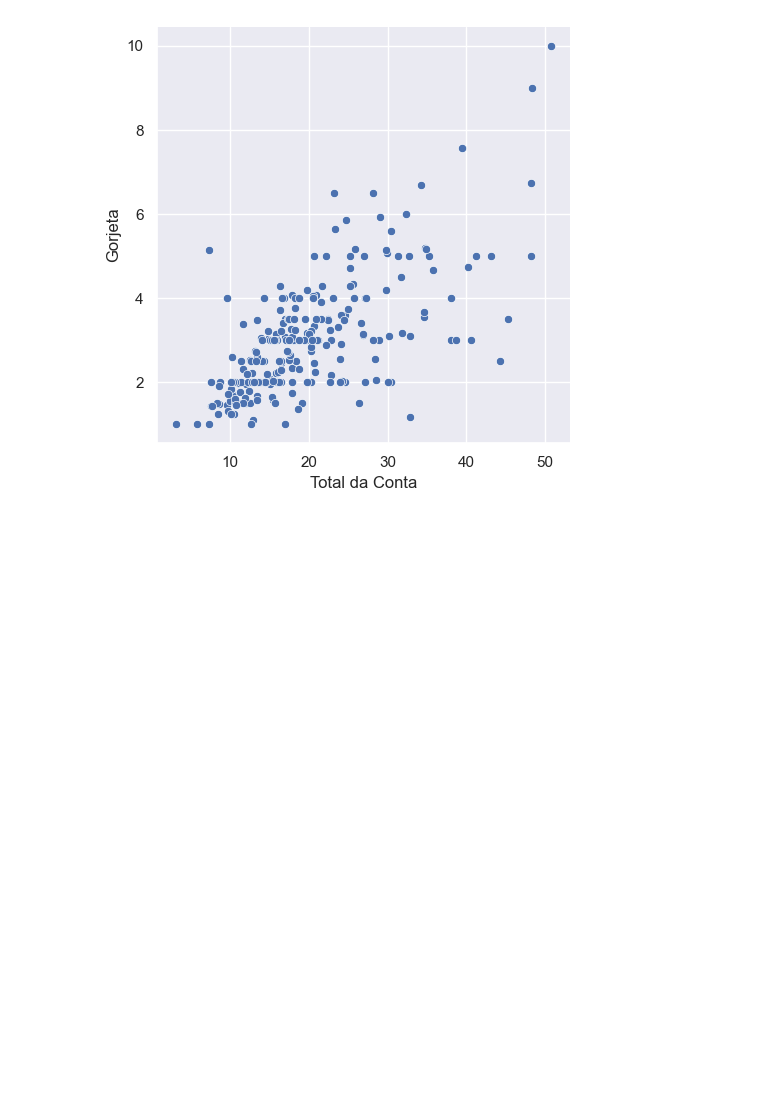
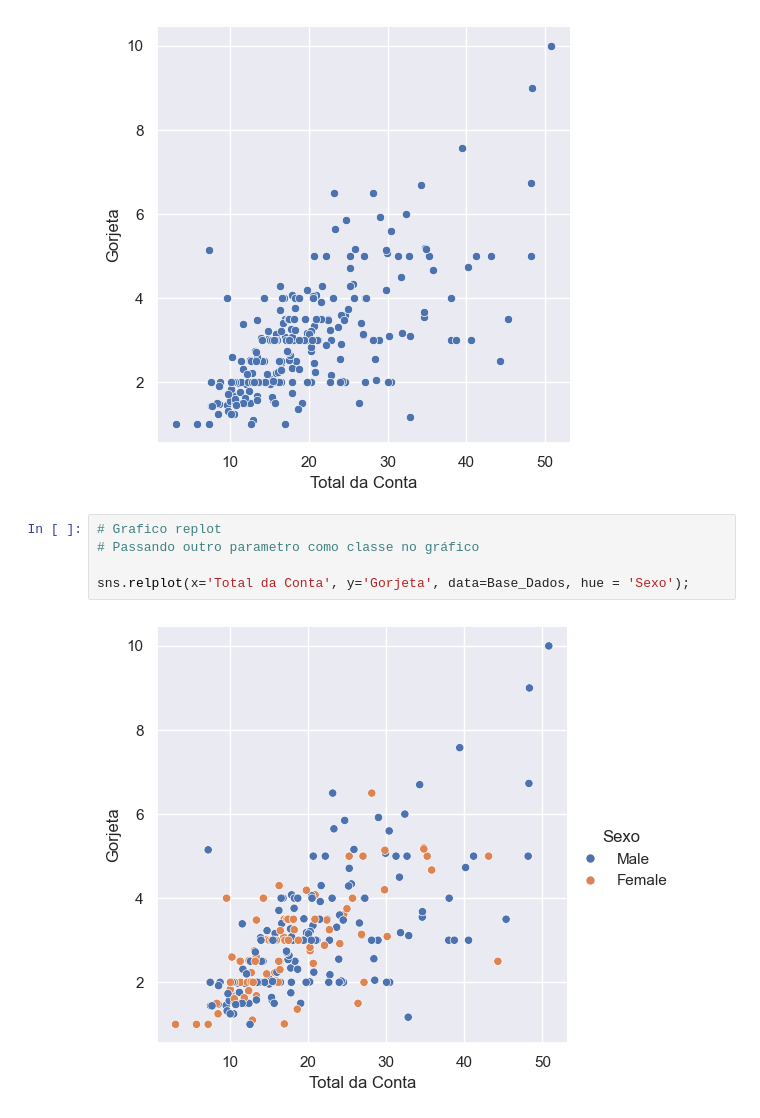
Before and after one commit to AndersonGL/Estudos-Analise-de-Dados, a Jupyter notebook: Bibliotecas/seaborn.ipynb, the cells around one changed output. Drawn from its saved outputs; the diff is of its cells as text; blank space fills up the shorter version.

```diff
--- a/Bibliotecas/seaborn.ipynb
+++ b/Bibliotecas/seaborn.ipynb
@@ -50,3 +50,10 @@ Base_Dados.head()
 sns.relplot(x='Total da Conta', y='Gorjeta', data=Base_Dados);
 # %% [output]
 [figure]
+# %%
+# Grafico replot
+# Passando outro parametro como classe no gráfico
+
+sns.relplot(x='Total da Conta', y='Gorjeta', data=Base_Dados, hue = 'Sexo');
+# %% [output]
+[figure, added]
```
Also changed, not shown: parts of 10 cells of this notebook, 1 other file.
